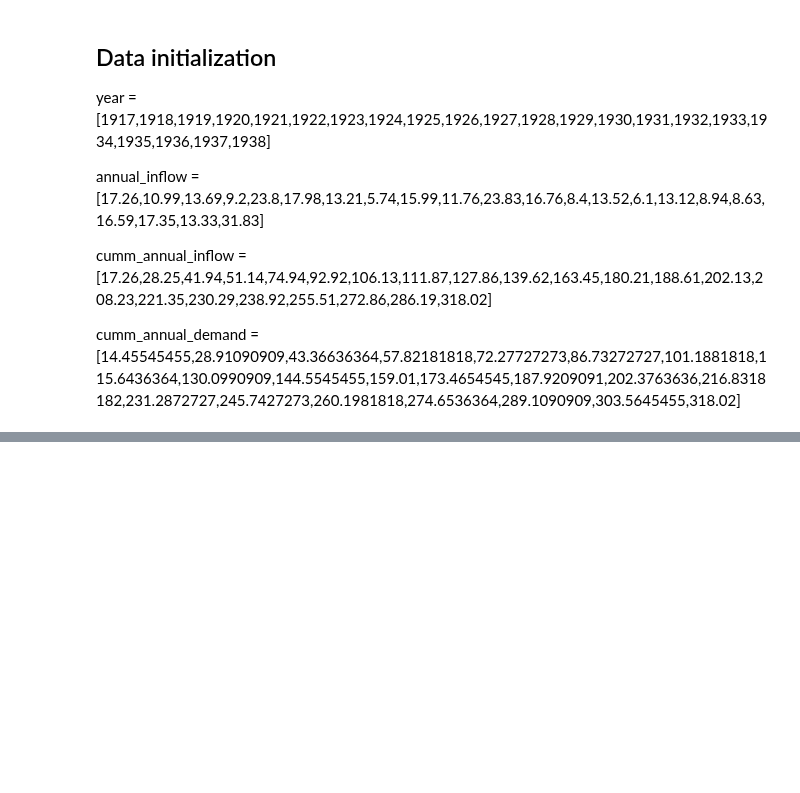
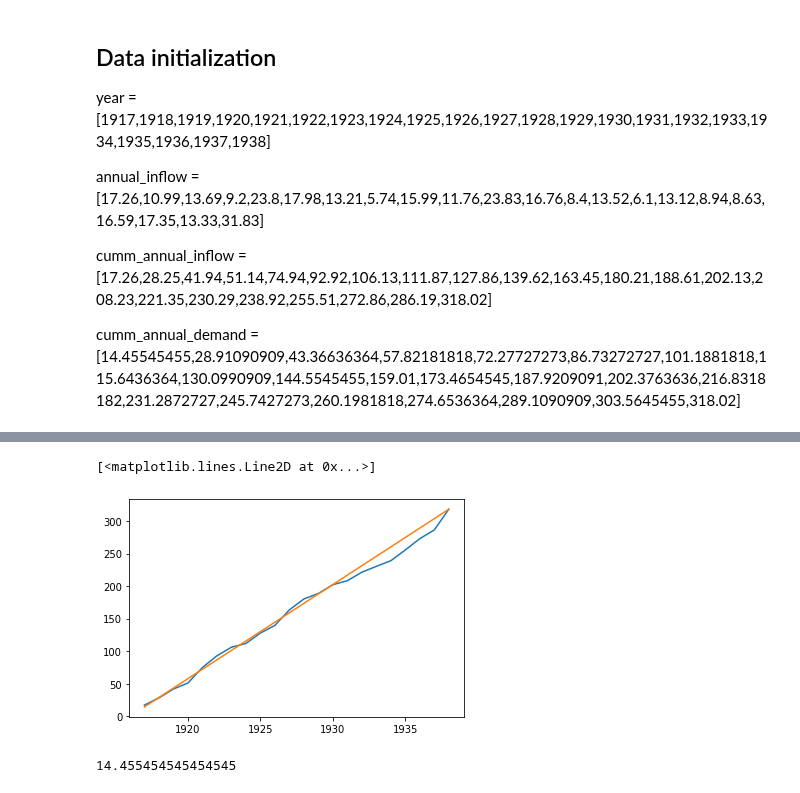
Before and after one commit to austinkinnrubin/ce114, a Jupyter notebook: CE114.ipynb, the cells around one changed output, grey strips where cells are left out. Drawn from its saved outputs; the diff is of its cells as text; code cells hidden in the pictures; blank space fills up the shorter version.

```diff
--- a/CE114.ipynb
+++ b/CE114.ipynb
@@ -36,0 +44,11 @@ cumm_annual_demand = np.array([14.45545455,28.91090909,43.36636364,57.82181818,7
+# %%
+plt.plot(year, cumm_annual_inflow)
+plt.plot(year, cumm_annual_demand)
+# %% [output]
+[<matplotlib.lines.Line2D at 0x...>]
+[figure, added]
+# %%
+mean = np.average(annual_inflow)
+print(mean)
+# %% [output]
+14.455454545454545
```
Also changed, not shown: parts of 2 cells of this notebook.
